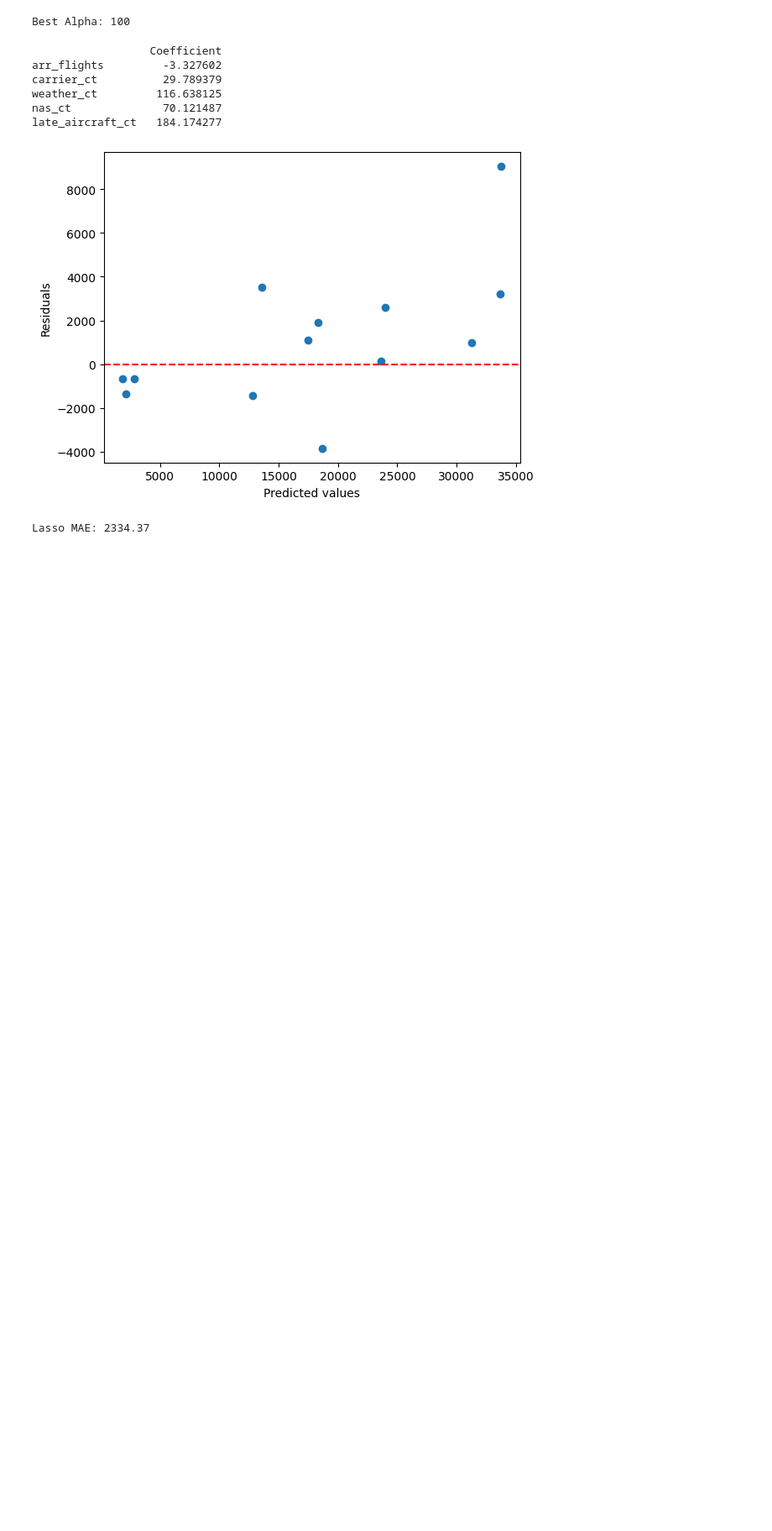
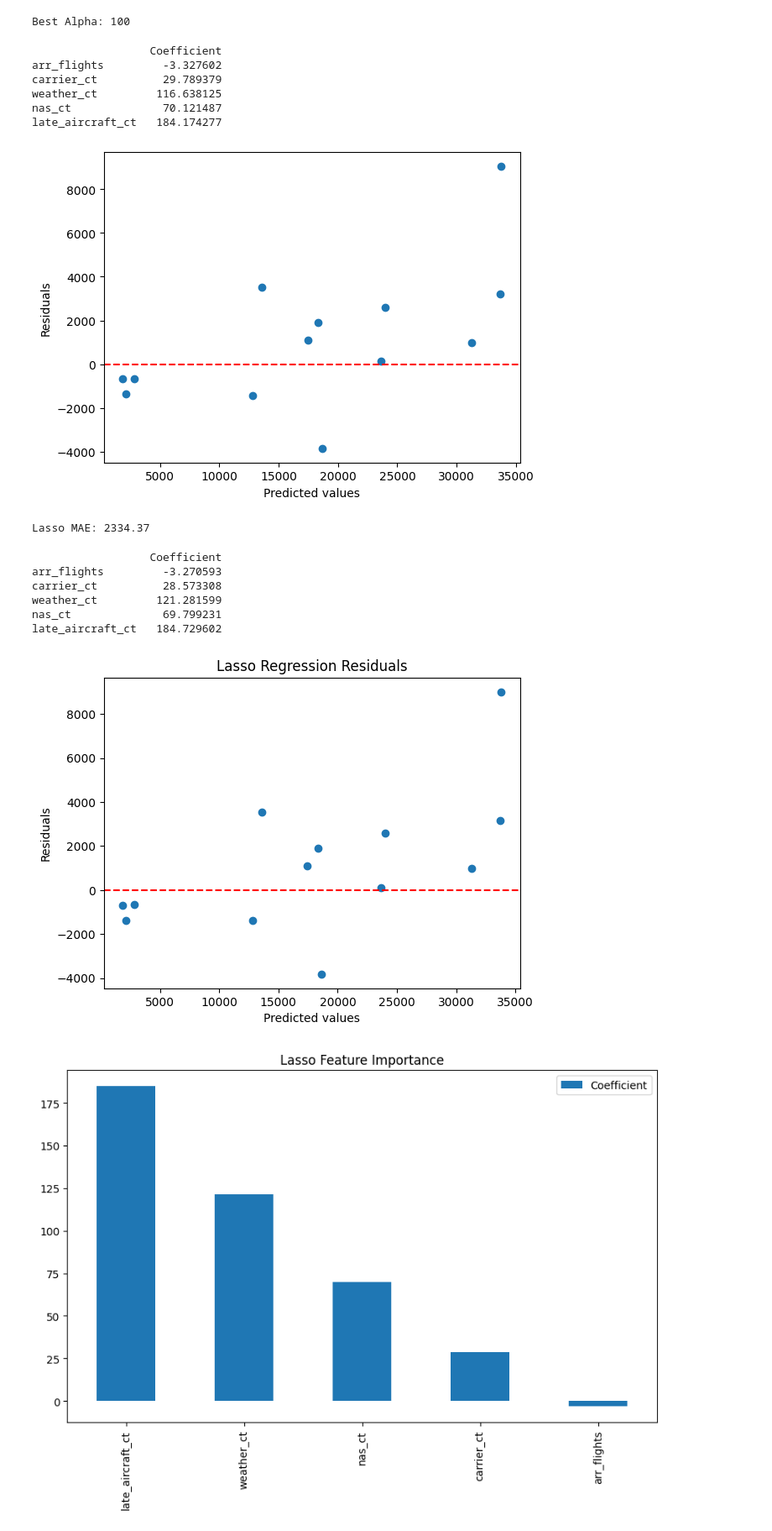
Before and after one commit to Adaleet/Data-analytics-projects, a Jupyter notebook: Portfolio 1/notebooks/data_cleaning.ipynb, the cells around one changed output. Shown: that part at 84% size. Saved outputs shown, nothing was run; the diff lists cells and outputs as text; code cells hidden in the pictures; blank space fills up the shorter version.

Commit message:
plotting correlations

```diff
--- a/Portfolio 1/notebooks/data_cleaning.ipynb
+++ b/Portfolio 1/notebooks/data_cleaning.ipynb
@@ -201,3 +201,26 @@ mae_lasso = mean_absolute_error(y_test, lasso_predictions)
 print(f"Lasso MAE: {mae_lasso:.2f}")
 # %% [output]
 Lasso MAE: 2334.37
+# %%
+# Analyzing the coefficient, in order to understand the impact of each feature:
+lasso_coefficients = pd.DataFrame(lasso_model.coef_, X_train.columns, columns=['Coefficient'])
+print(lasso_coefficients)
+residuals_lasso = y_test - lasso_predictions
+plt.scatter(lasso_predictions, residuals_lasso)
+plt.axhline(y=0, color='r', linestyle='--')
+plt.xlabel('Predicted values')
+plt.ylabel('Residuals')
+plt.title('Lasso Regression Residuals')
+plt.show()
+lasso_coefficients.sort_values(by='Coefficient', ascending=False).plot(kind='bar', figsize=(10, 6))
+plt.title('Lasso Feature Importance')
+plt.show()
+# %% [output]
+                  Coefficient
+arr_flights         -3.270593
+carrier_ct          28.573308
+weather_ct         121.281599
+nas_ct              69.799231
+late_aircraft_ct   184.729602
+[figure, added]
+[figure, added]
```
Also changed, not shown: parts of 1 cell of this notebook, 7 other files.
